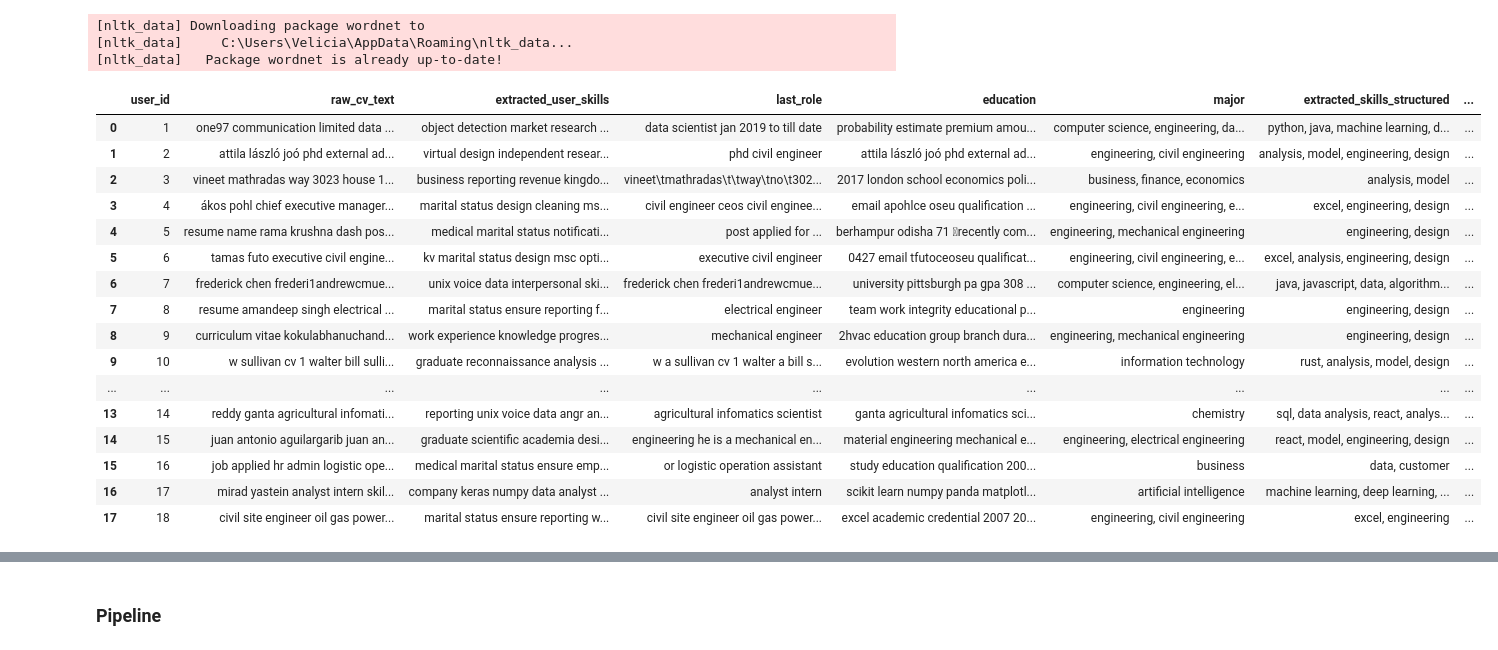
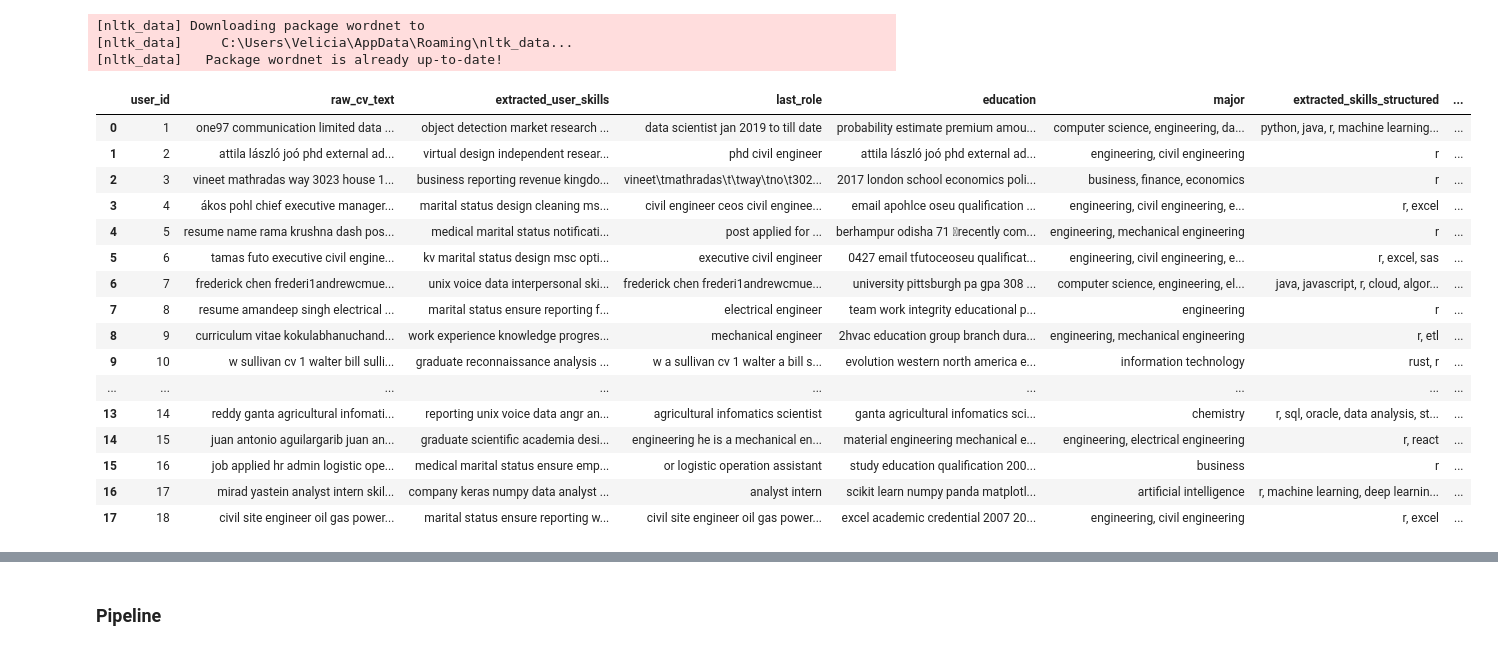
Before and after one commit to CC26-PSU215/skillscout-nusantara, a Jupyter notebook: ai/cv_processing.ipynb, the cells around one changed output, grey strips where cells are left out. Saved outputs shown, nothing was run; the diff lists cells and outputs as text; code cells hidden in the pictures.

Commit message:
feat: draft model

```diff
--- a/ai/cv_processing.ipynb
+++ b/ai/cv_processing.ipynb
@@ -162,23 +163,45 @@ def extract_education(text):
     return ' | '.join(education_info[:3]) if education_info else 'not specified'
 
 def extract_skills(text):
-    skill_keywords = ['python', 'java', 'javascript', 'cpp', 'c++', 'sql', 'r programming',
-                      'machine learning', 'deep learning', 'tensorflow', 'pytorch', 'keras',
-                      'nlp', 'computer vision', 'data science', 'data analysis', 'analytics',
-                      'react', 'angular', 'nodejs', 'django', 'flask', 'aws', 'gcp', 'azure',
-                      'docker', 'kubernetes', 'git', 'excel', 'tableau', 'power bi', 'spark',
-                      'hadoop', 'scala', 'rust', 'golang', 'typescript', 'mongodb', 'postgresql', 'analysis', 'numpy',
-                      'pandas', 'matplotlib', 'seaborn', 'scikit-learn', 'xgboost', 'lightgbm', 'natural language',
-                      'computer vision', 'reinforcement learning', 'time series', 'big data',
-                      'cloud computing', 'devops', 'agile', 'scrum', 'project management'
-                      'sotftware', 'data', 'visualization','statistic', 'algorithm', 'model',
-                      'customer', 'engineering', 'design']
+    """
+    Ekstrak skill teknis dari teks CV.
+    Skill list diperbaiki agar match dengan job_df['extracted_job_skills']
+    yang berisi tool/teknologi nyata (sql, python, tableau, dst).
+    """
+    skill_keywords = [
+        'python', 'java', 'javascript', 'typescript', 'cpp', 'c++', 'c#', 'golang', 'scala', 'rust', 'r',
+        'sql', 'mysql', 'postgresql', 'mongodb', 'oracle', 'sqlite',
+        'tableau', 'power bi', 'looker', 'qlik', 'metabase', 'superset',
+        'excel', 'spreadsheet',
+        'spss', 'sas', 'stata',
+        'machine learning', 'deep learning', 'neural network',
+        'natural language processing', 'nlp', 'natural language',
+        'computer vision', 'object detection',
+        'data science', 'data analysis', 'data analytics', 'analytics',
+        'statistics', 'statistical',
+        'reinforcement learning', 'time series',
+        'big data', 'data engineering', 'data pipeline',
+        'tensorflow', 'pytorch', 'keras',
+        'scikit-learn', 'scikitlearn', 'sklearn',
+        'xgboost', 'lightgbm', 'catboost',
+        'numpy', 'pandas', 'matplotlib', 'seaborn', 'scipy',
+        'aws', 'gcp', 'azure', 'cloud',
+        'docker', 'kubernetes', 'spark', 'hadoop', 'kafka',
+        'airflow', 'dbt', 'etl',
+        'react', 'angular', 'nodejs', 'django', 'flask', 'fastapi',
+        'git', 'github', 'gitlab', 'cicd',
+        'agile', 'scrum',
+        'algorithm', 'data visualization', 'visualization',
+        'project management',
+    ]
 
     found_skills = []
+    text_lower = text.lower()
     for skill in skill_keywords:
-        if skill in text.lower():
+        if skill in text_lower and skill not in found_skills:
             found_skills.append(skill)
-    return ', '.join(found_skills) if found_skills else 'not specified'
+
+    return ', '.join(found_skills) if found_skills else 'unspecified'
 
 def extract_projects(text):
     project_keywords = ['project', 'built', 'developed', 'created', 'implemented', 'application',
@@ -208,49 +231,49 @@ def extract_experience(text):
         if any(keyword in word.lower() for keyword in role_keywords):
             start = max(0, i-2)
             end = min(len(words), i+5)
             context = ' '.join(words[start:end])
             if context not in experiences:
                 experiences.append(context)
 
     return ' | '.join(experiences[:3]) if experiences else 'not specified'
 
 def extract_major(text):
     majors = ['computer science', 'engineering', 'information technology', 'civil engineering',
              'mechanical engineering', 'electrical engineering', 'software engineering',
              'data science', 'artificial intelligence', 'business', 'finance', 'economics',
              'psychology', 'mathematics', 'physics', 'chemistry']
 
     found_majors = []
     for major in majors:
         if major in text.lower():
             found_majors.append(major)
 
     return ', '.join(found_majors) if found_majors else 'other'
 
 df['education'] = df['raw_cv_text'].apply(extract_education)
 df['major'] = df['raw_cv_text'].apply(extract_major)
 df['extracted_skills_structured'] = df['raw_cv_text'].apply(extract_skills)
 df['projects'] = df['raw_cv_text'].apply(extract_projects)
 df['experience'] = df['raw_cv_text'].apply(extract_experience)
 df
 # %% [output]
 |  | user_id | raw_cv_text | extracted_user_skills | last_role | education | major | extracted_skills_structured | ... |
-| 0 | 1 | one97 communication limited data ... | object detection market research ... | data scientist jan 2019 to till date | probability estimate premium amou... | computer science, engineering, da... | python, java, machine learning, d... | ... |
-| 1 | 2 | attila lászló joó phd external ad... | virtual design independent resear... | phd civil engineer | attila lászló joó phd external ad... | engineering, civil engineering | analysis, model, engineering, design | ... |
-| 2 | 3 | vineet mathradas way 3023 house 1... | business reporting revenue kingdo... | vineet\tmathradas\t\tway\tno\t302... | 2017 london school economics poli... | business, finance, economics | analysis, model | ... |
-| 3 | 4 | ákos pohl chief executive manager... | marital status design cleaning ms... | civil engineer ceos civil enginee... | email apohlce oseu qualification ... | engineering, civil engineering, e... | excel, engineering, design | ... |
-| 4 | 5 | resume name rama krushna dash pos... | medical marital status notificati... | post applied for ... | berhampur odisha 71 recently com... | engineering, mechanical engineering | engineering, design | ... |
-| 5 | 6 | tamas futo executive civil engine... | kv marital status design msc opti... | executive civil engineer | 0427 email tfutoceoseu qualificat... | engineering, civil engineering, e... | excel, analysis, engineering, design | ... |
-| 6 | 7 | frederick chen frederi1andrewcmue... | unix voice data interpersonal ski... | frederick chen frederi1andrewcmue... | university pittsburgh pa gpa 308 ... | computer science, engineering, el... | java, javascript, data, algorithm... | ... |
-| 7 | 8 | resume amandeep singh electrical ... | marital status ensure reporting f... | electrical engineer | team work integrity educational p... | engineering | engineering, design | ... |
-| 8 | 9 | curriculum vitae kokulabhanuchand... | work experience knowledge progres... | mechanical engineer | 2hvac education group branch dura... | engineering, mechanical engineering | engineering, design | ... |
-| 9 | 10 | w sullivan cv 1 walter bill sulli... | graduate reconnaissance analysis ... | w a sullivan cv 1 walter a bill s... | evolution western north america e... | information technology | rust, analysis, model, design | ... |
+| 0 | 1 | one97 communication limited data ... | object detection market research ... | data scientist jan 2019 to till date | probability estimate premium amou... | computer science, engineering, da... | python, java, r, machine learning... | ... |
+| 1 | 2 | attila lászló joó phd external ad... | virtual design independent resear... | phd civil engineer | attila lászló joó phd external ad... | engineering, civil engineering | r | ... |
+| 2 | 3 | vineet mathradas way 3023 house 1... | business reporting revenue kingdo... | vineet\tmathradas\t\tway\tno\t302... | 2017 london school economics poli... | business, finance, economics | r | ... |
+| 3 | 4 | ákos pohl chief executive manager... | marital status design cleaning ms... | civil engineer ceos civil enginee... | email apohlce oseu qualification ... | engineering, civil engineering, e... | r, excel | ... |
+| 4 | 5 | resume name rama krushna dash pos... | medical marital status notificati... | post applied for ... | berhampur odisha 71 recently com... | engineering, mechanical engineering | r | ... |
+| 5 | 6 | tamas futo executive civil engine... | kv marital status design msc opti... | executive civil engineer | 0427 email tfutoceoseu qualificat... | engineering, civil engineering, e... | r, excel, sas | ... |
+| 6 | 7 | frederick chen frederi1andrewcmue... | unix voice data interpersonal ski... | frederick chen frederi1andrewcmue... | university pittsburgh pa gpa 308 ... | computer science, engineering, el... | java, javascript, r, cloud, algor... | ... |
+| 7 | 8 | resume amandeep singh electrical ... | marital status ensure reporting f... | electrical engineer | team work integrity educational p... | engineering | r | ... |
+| 8 | 9 | curriculum vitae kokulabhanuchand... | work experience knowledge progres... | mechanical engineer | 2hvac education group branch dura... | engineering, mechanical engineering | r, etl | ... |
+| 9 | 10 | w sullivan cv 1 walter bill sulli... | graduate reconnaissance analysis ... | w a sullivan cv 1 walter a bill s... | evolution western north america e... | information technology | rust, r | ... |
 | ... | ... | ... | ... | ... | ... | ... | ... | ... |
-| 13 | 14 | reddy ganta agricultural infomati... | reporting unix voice data angr an... | agricultural infomatics scientist | ganta agricultural infomatics sci... | chemistry | sql, data analysis, react, analys... | ... |
-| 14 | 15 | juan antonio aguilargarib juan an... | graduate scientific academia desi... | engineering he is a mechanical en... | material engineering mechanical e... | engineering, electrical engineering | react, model, engineering, design | ... |
-| 15 | 16 | job applied hr admin logistic ope... | medical marital status ensure emp... | or logistic operation assistant | study education qualification 200... | business | data, customer | ... |
-| 16 | 17 | mirad yastein analyst intern skil... | company keras numpy data analyst ... | analyst intern | scikit learn numpy panda matplotl... | artificial intelligence | machine learning, deep learning, ... | ... |
-| 17 | 18 | civil site engineer oil gas power... | marital status ensure reporting w... | civil site engineer oil gas power... | excel academic credential 2007 20... | engineering, civil engineering | excel, engineering | ... |
+| 13 | 14 | reddy ganta agricultural infomati... | reporting unix voice data angr an... | agricultural infomatics scientist | ganta agricultural infomatics sci... | chemistry | r, sql, oracle, data analysis, st... | ... |
+| 14 | 15 | juan antonio aguilargarib juan an... | graduate scientific academia desi... | engineering he is a mechanical en... | material engineering mechanical e... | engineering, electrical engineering | r, react | ... |
+| 15 | 16 | job applied hr admin logistic ope... | medical marital status ensure emp... | or logistic operation assistant | study education qualification 200... | business | r | ... |
+| 16 | 17 | mirad yastein analyst intern skil... | company keras numpy data analyst ... | analyst intern | scikit learn numpy panda matplotl... | artificial intelligence | r, machine learning, deep learnin... | ... |
+| 17 | 18 | civil site engineer oil gas power... | marital status ensure reporting w... | civil site engineer oil gas power... | excel academic credential 2007 20... | engineering, civil engineering | r, excel | ... |
 # %%
 from nltk.tokenize import word_tokenize
 nltk.download('punkt')
```
Also changed, not shown: parts of 4 cells of this notebook, 5 other files.
